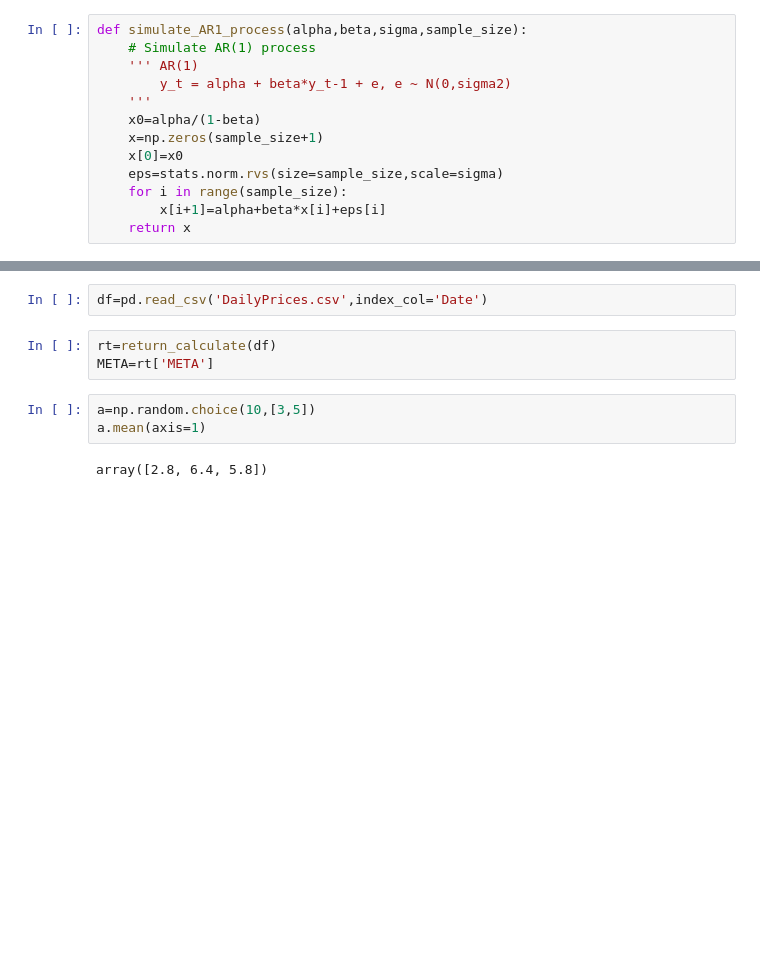
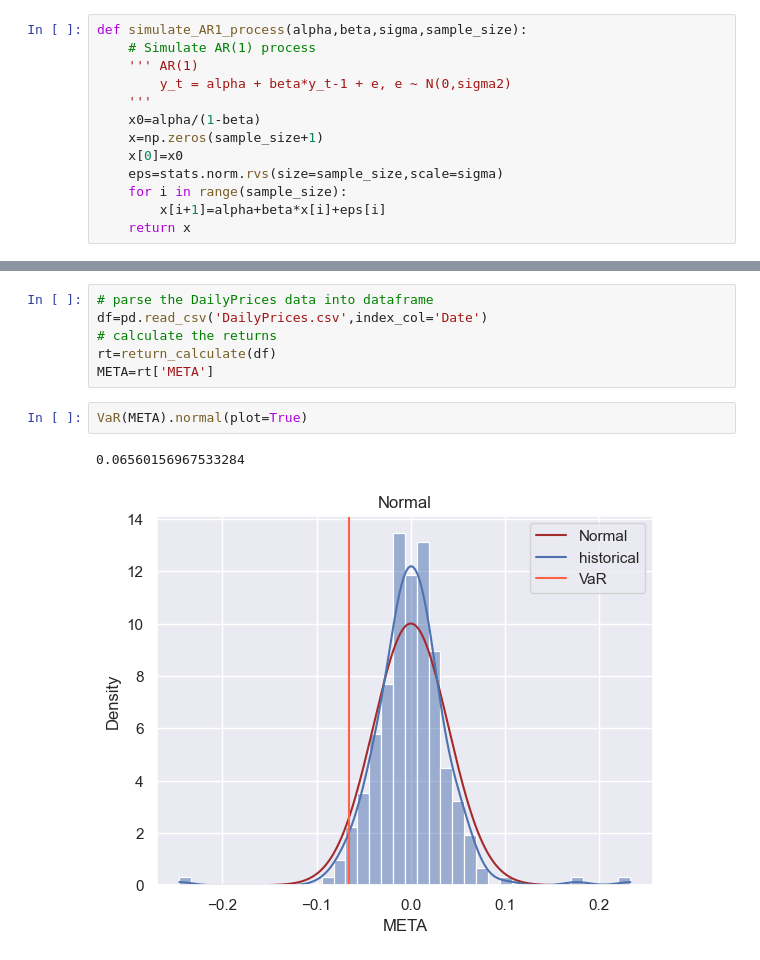
Before and after one commit to QijunYang1/Quantitative-Risk-Management, a Jupyter notebook: week04/Project-4.ipynb, the cells around one changed output, grey strips where cells are left out. Cells and saved outputs as stored; diff of their text form; blank space fills up the shorter version.

```diff
--- a/week04/Project-4.ipynb
+++ b/week04/Project-4.ipynb
@@ -322,11 +336,12 @@ class VaR:
         return VaR
-# %%
-df=pd.read_csv('DailyPrices.csv',index_col='Date')
-# %%
-rt=return_calculate(df)
-META=rt['META']
-# %%
-a=np.random.choice(10,[3,5])
-a.mean(axis=1)
-# %% [output]
-array([2.8, 6.4, 5.8])
+# %%
+# parse the DailyPrices data into dataframe
+df=pd.read_csv('DailyPrices.csv',index_col='Date')
+# calculate the returns
+rt=return_calculate(df)
+META=rt['META']
+# %%
+VaR(META).normal(plot=True)
+# %% [output]
+0.06560156967533284
+[figure, added]
```
Also changed, not shown: parts of 24 cells of this notebook, 1 other file.
